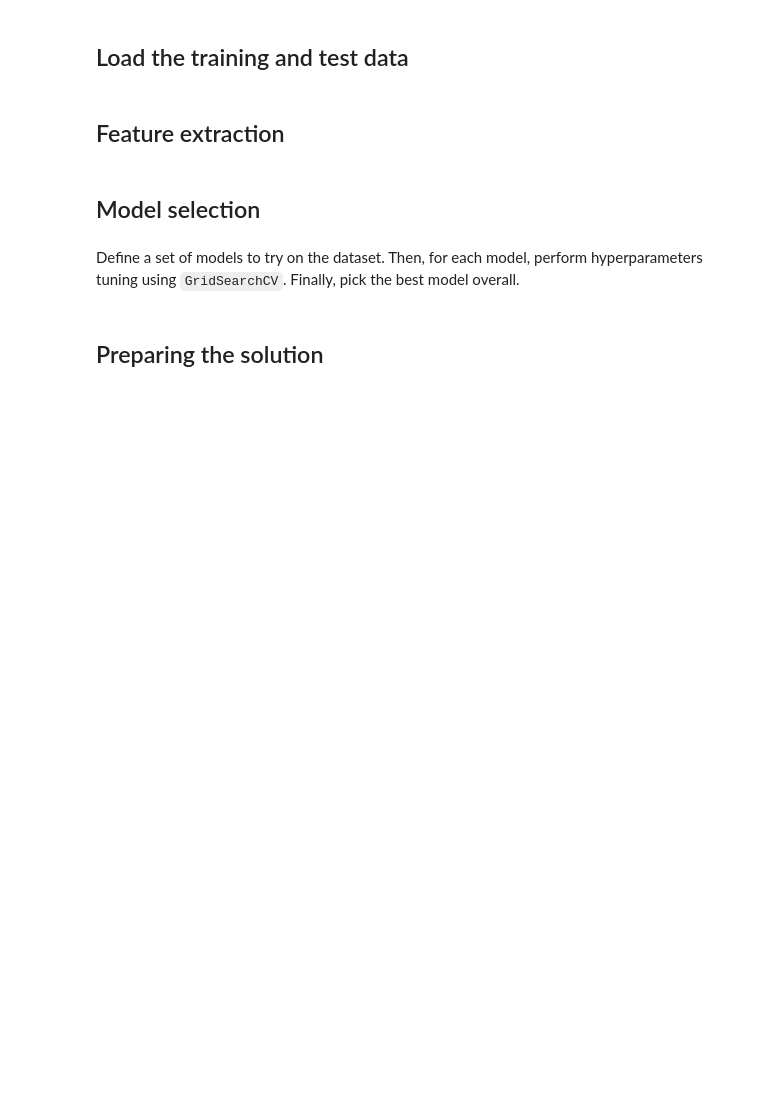
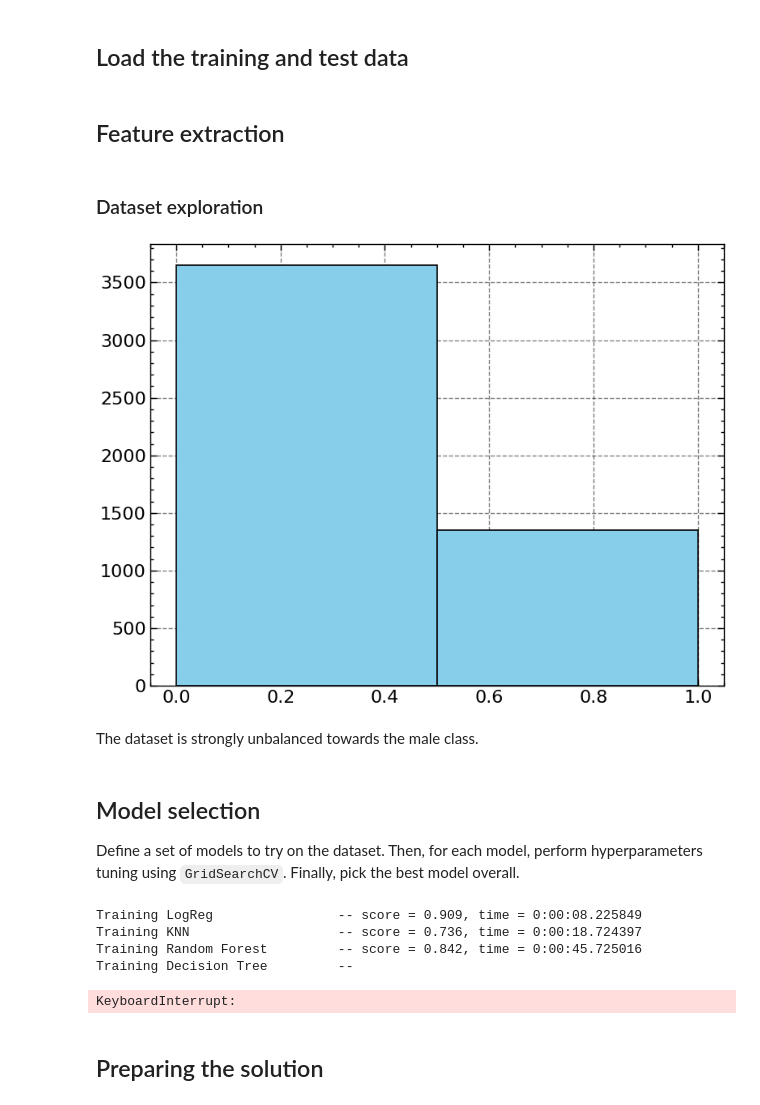
Before and after one commit to marchfra/reddit-data-mining, a Jupyter notebook: gender_classification.ipynb, the cells around one changed output. Drawn from its saved outputs; the diff is of its cells as text; code cells hidden in the pictures; blank space fills up the shorter version.

```diff
--- a/gender_classification.ipynb
+++ b/gender_classification.ipynb
@@ -128,9 +128,20 @@ subreddit_idx = create_subreddit_idx(train_data)
 vectorizer = TfidfVectorizer(max_df=0.95, stop_words="english", max_features=10000)  # max_features needs to be tuned !!!
 # %%
 X, y = extract_features(train_data, subreddit_idx, vectorizer, target=target)
-# %% [markdown]
-## Model selection
+# %% [markdown]
+### Dataset exploration
+# %%
+fig, ax = plt.subplots(1, 1)
+ax.hist(target["gender"], bins=2, color="skyblue", edgecolor="black", linewidth=1.2, align="mid")
+
+fig.tight_layout()
+plt.show()
+# %% [output]
+[figure, added]
+# %% [markdown]
+The dataset is strongly unbalanced towards the male class.
 # %% [markdown]
+## Model selection
 Define a set of models to try on the dataset. Then, for each model, perform hyperparameters tuning using `GridSearchCV`. Finally, pick the best model overall.
 # %%
 from sklearn.linear_model import LogisticRegression as LogReg
@@ -194,19 +204,25 @@ param_grids = [
     ],
 ]
 # %%
-param_grids = [{}] * len(classifiers)
+# param_grids = [{}] * len(classifiers)
 
 best_clfs = {}
 best_pars = {}
 for (name, clf), param_grid in zip(classifiers.items(), param_grids):
     print(f"Training {name:21} -- ", end="")
-    search = HalvingGridSearchCV(clf, param_grid, cv=5, scoring='roc_auc')
+    search = HalvingGridSearchCV(clf, param_grid, cv=5, scoring='roc_auc', n_jobs=-1)
     t_start = time()
     search.fit(X, y)
     t_end = time()
     best_clfs[name] = search.best_estimator_
     best_pars[name] = search.best_params_
     print(f"score = {search.best_score_:.3f}, time = {td(seconds=t_end - t_start)}")
+# %% [output]
+Training LogReg                -- score = 0.909, time = 0:00:08.225849
+Training KNN                   -- score = 0.736, time = 0:00:18.724397
+Training Random Forest         -- score = 0.842, time = 0:00:45.725016
+Training Decision Tree         --
+KeyboardInterrupt:
 # %%
 best_scores_cv = {}
 for name, clf in best_clfs.items():
```
Also changed, not shown: parts of 3 cells of this notebook, 1 other file.
